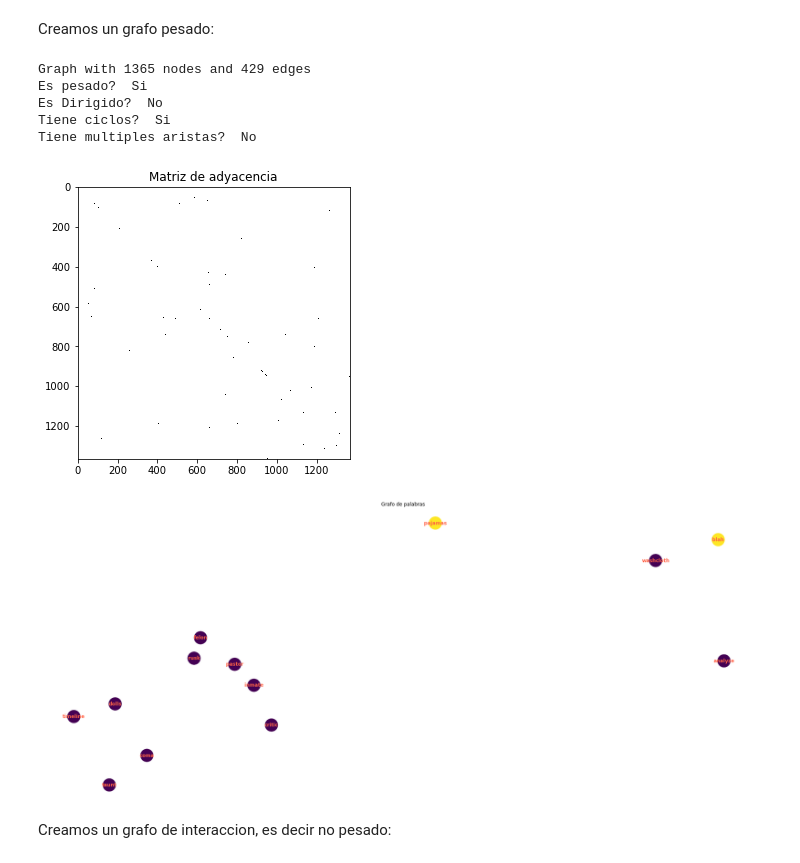
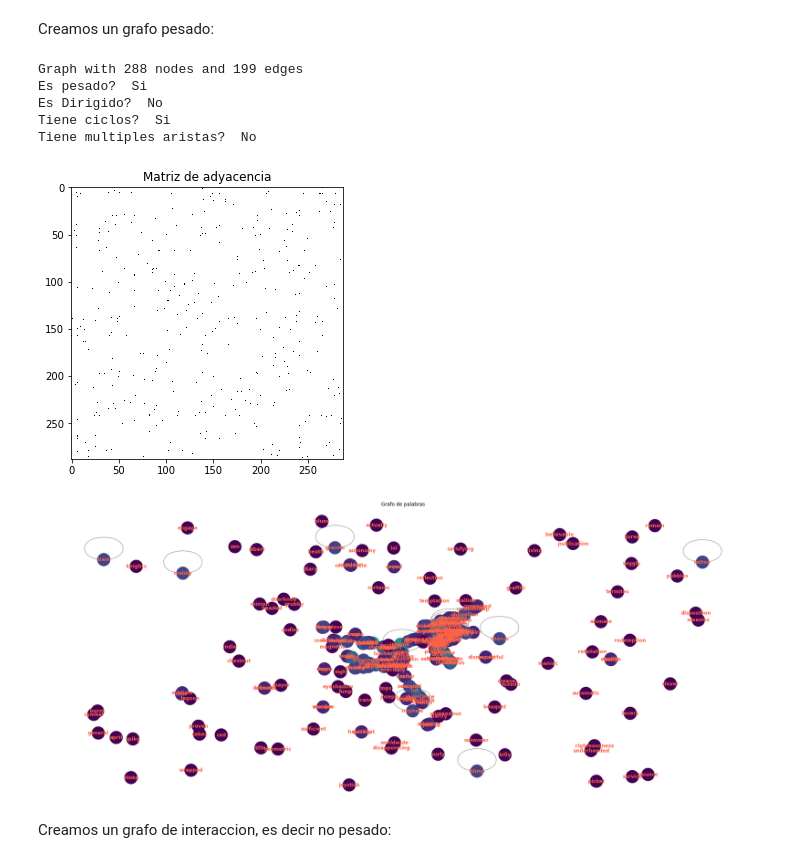
Before and after one commit to magistery-tps/dm-cyt-tp2, a Jupyter notebook: notebooks/analisys.ipynb, the cells around one changed output. Saved outputs shown, nothing was run; the diff lists cells and outputs as text; code cells hidden in the pictures.

```diff
--- a/notebooks/analisys.ipynb
+++ b/notebooks/analisys.ipynb
@@ -109,4 +111,8 @@ summary(dataset)
 A continacion tomamos por un lado **dataset** (el cual tiene las columnas pregunta y respuesta) y por el otro el diccionario de **word_embeddings** y finalmente convertimos ambos datasets en grafos.
 # %% [markdown]
 Creamos un dataset pesado por la distancia coseno entre las palabras fitlradas desde **Small World of Words**:
+# %%
+weight_type               = 'google' # 'glove'
+graph_subsampling_percent = 0.025 # 2.5%
+min_distance              = 0.1
 # %%
@@ -116,6 +119,6 @@ weight_type = 'google'
 weight_column = '{}_weight'.format(weight_type)
 # %%
-weithed_graph_dataset = dataset[dataset[weight_column] > 0.5] \
+weithed_graph_dataset = dataset[dataset[weight_column] > min_distance] \
     .pipe(rename_columns, {weight_column: 'weight'}) \
     .pipe(plot_frequency, column = 'source') \
     .pipe(plot_frequency, column = 'response')
@@ -140,16 +144,20 @@ weighted_graph = nx.from_pandas_edgelist(
     'weight',
     create_using=nx.Graph()
 )
-weighted_graph = graph_subsampling(weighted_graph, percent = 0.15)
+
+weighted_graph = graph_subsampling(
+    weighted_graph,
+    percent = graph_subsampling_percent
+)
 # %%
-graph_summary(weighted_graph, k_percent=0.01, k_layout=0.001)
+graph_summary(weighted_graph, k_percent=0.9, k_layout=0.001)
 # %% [output]
-Graph with 1365 nodes and 429 edges
+Graph with 288 nodes and 199 edges
 Es pesado?  Si
 Es Dirigido?  No
 Tiene ciclos?  Si
 Tiene multiples aristas?  No
-[figure, old version]
+[figure, new version]
-[figure, old version]
+[figure, new version]
 # %% [markdown]
 Creamos un grafo de interaccion, es decir no pesado:
```
Also changed, not shown: parts of 12 cells of this notebook, 5 other files.
